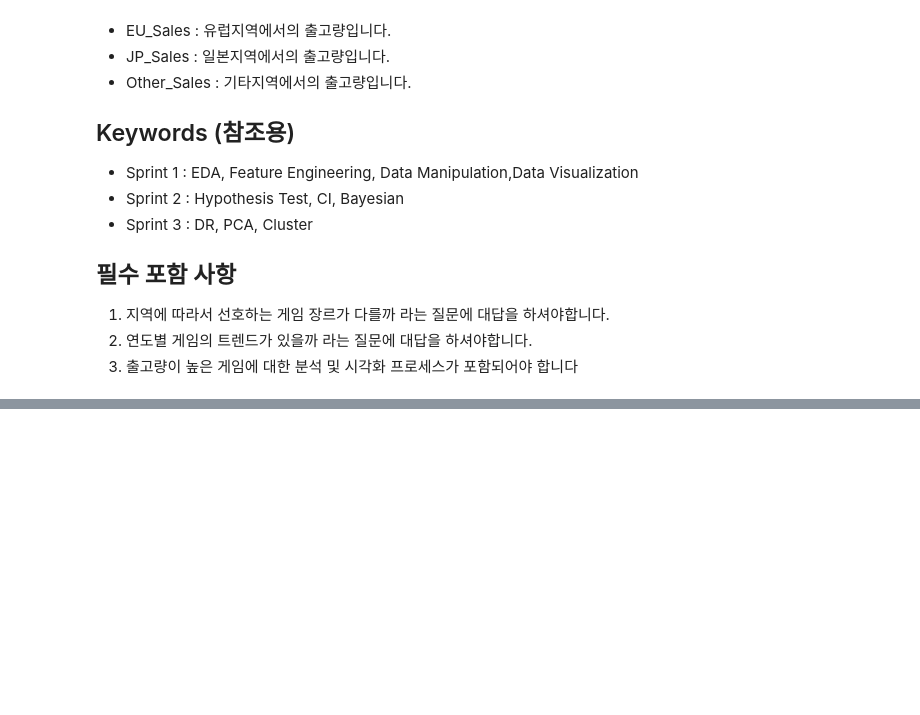
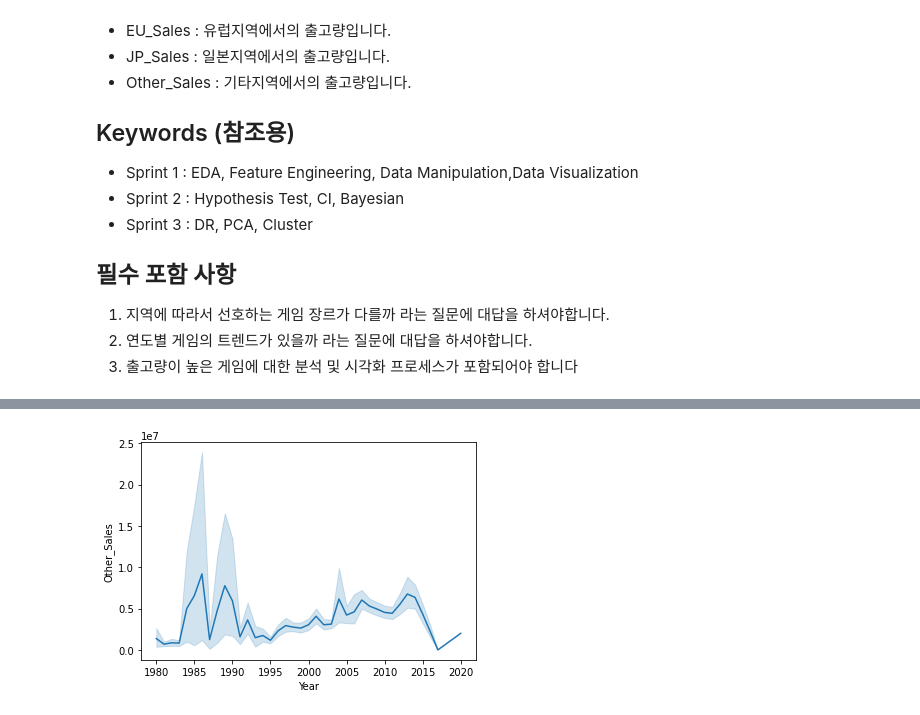
Before and after one commit to SANGJI-PARK/Codestates_Project, a Jupyter notebook: [Section1_Project]Games.ipynb, the cells around one changed output, grey strips where cells are left out. Drawn from its saved outputs; the diff is of its cells as text; code cells hidden in the pictures; blank space fills up the shorter version.

```diff
--- a/[Section1_Project]Games.ipynb
+++ b/[Section1_Project]Games.ipynb
@@ -73,0 +88,3 @@ dtype: int64
+# %%
+df['Year']=df['Year'].astype(int)
+df['Year']
@@ -73,0 +145,7 @@ dtype: int64
+# %%
+# 점 제거
+for i in range(df.shape[0]):
+  for j in ['NA_Sales','EU_Sales','JP_Sales','Other_Sales']:
+    df.loc[i,j] = df.loc[i,j].replace('.','')
+
+df.loc[:,['NA_Sales','EU_Sales','JP_Sales','Other_Sales']].head(15)
@@ -73,0 +169,16 @@ dtype: int64
+# %%
+# 단위 변환
+for i in range(df.shape[0]):
+  for j in ['NA_Sales','EU_Sales','JP_Sales','Other_Sales']:
+    if df.loc[i,j][-1] == 'K' :
+      df.loc[i,j] = df.loc[i,j].replace('K','')
+      df.loc[i,j] += '000'
+
+    elif df.loc[i,j][-1] == 'M' :
+      df.loc[i,j]  = df.loc[i,j].replace('M','')
+      df.loc[i,j] += '000000'
+
+    else :
+      df.loc[i,j] += '000000'
+
+df.loc[:,['NA_Sales','EU_Sales','JP_Sales','Other_Sales']].head(15)
@@ -73,0 +202,6 @@ dtype: int64
+# %%
+# string -> int
+for i in ['NA_Sales','EU_Sales','JP_Sales','Other_Sales']:
+  df[i] = df[i].astype(int)
+
+df.dtypes
@@ -73,0 +219,9 @@ dtype: int64
+# %%
+import seaborn as sns
+import matplotlib.pyplot as plt
+
+#sns.lineplot(data=may_flights, x="year", y="passengers")
+sns.lineplot(data=df, x='Year',y='Other_Sales')
+plt.show()
+# %% [output]
+[figure, added]
```
Also changed, not shown: parts of 13 cells of this notebook.
